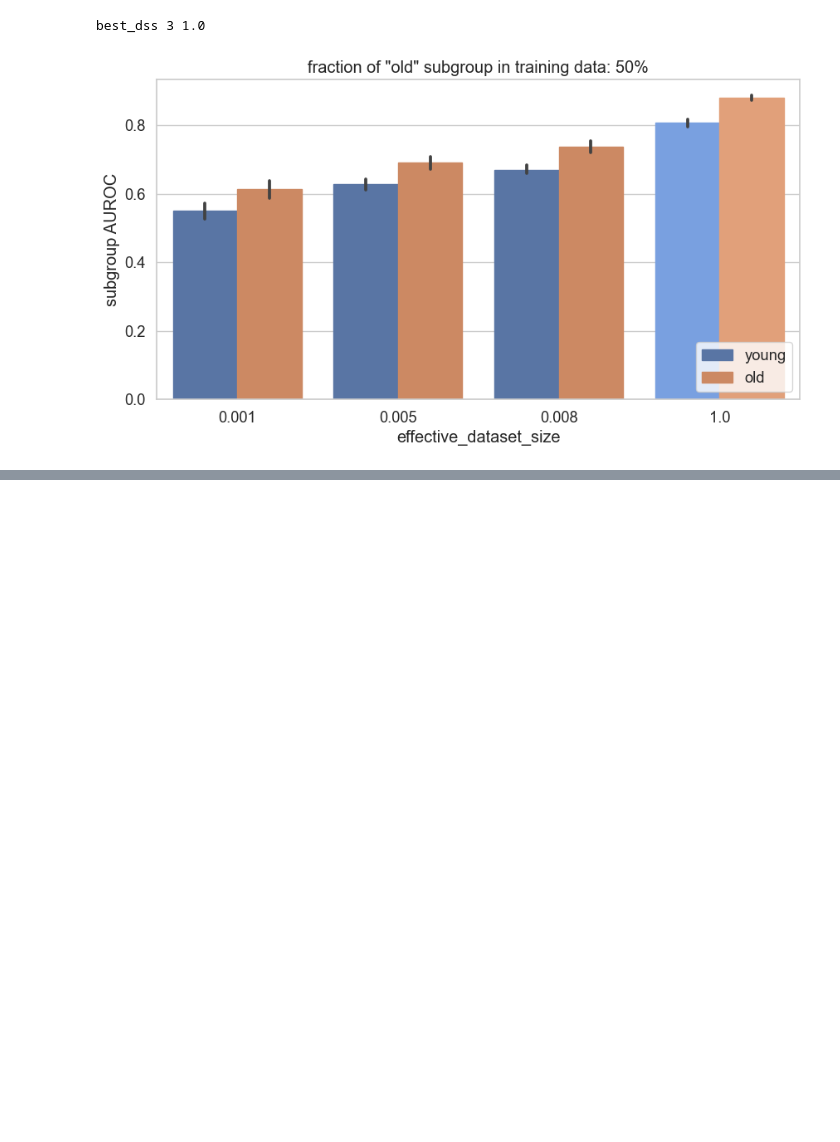
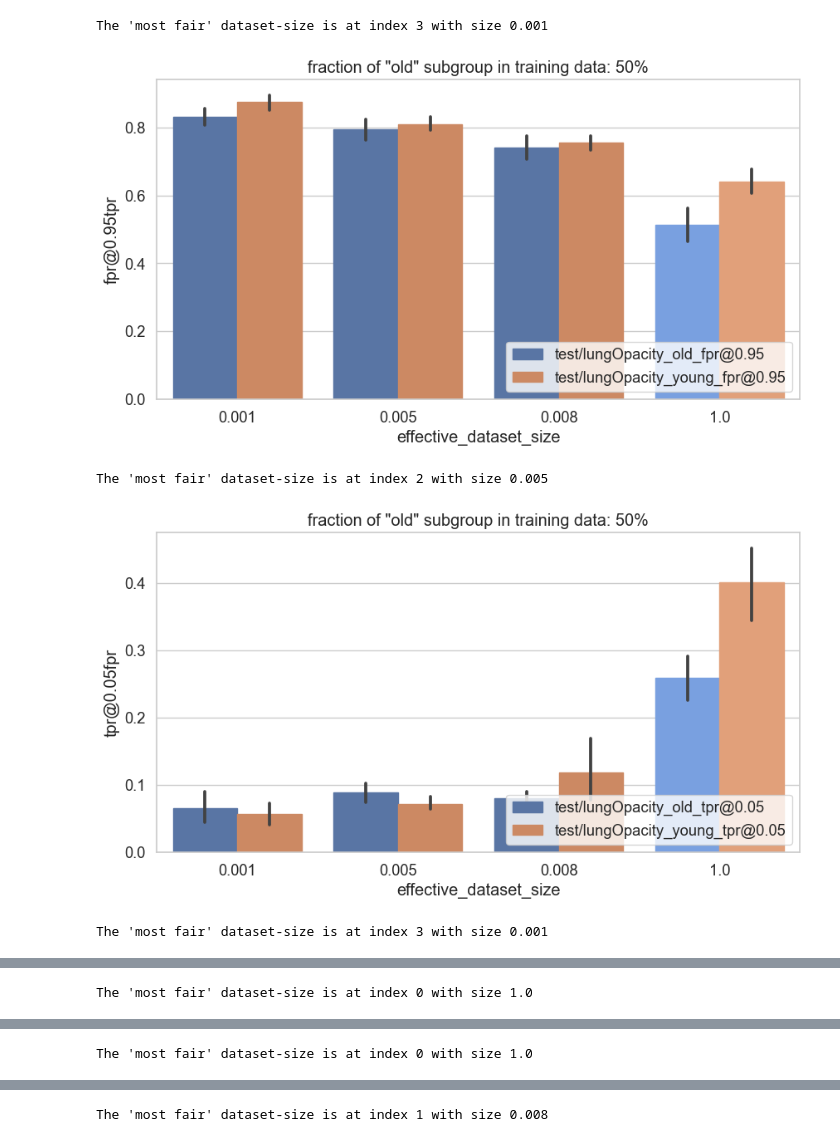
Before and after one commit to JohannesGetzner/fair-uad-with-dp, a Jupyter notebook: src/logs_persist/2023-09-30 11:29:59-FAE-rsna-age-bs32-dss-noDP/custom_plot.ipynb, the cells around one changed output, grey strips where cells are left out. Cells and saved outputs as stored; diff of their text form; code cells hidden in the pictures; blank space fills up the shorter version.

```diff
--- a/src/logs_persist/2023-09-30 11:29:59-FAE-rsna-age-bs32-dss-noDP/custom_plot.ipynb
+++ b/src/logs_persist/2023-09-30 11:29:59-FAE-rsna-age-bs32-dss-noDP/custom_plot.ipynb
@@ -63,3 +66,3 @@ df_1.head()
 # %%
-# concat df and df_1
 df = pd.concat([df,df_1])
+df = df.sort_values(by=['effective_dataset_size',"variable"], ascending=False)
@@ -70,3 +69,2 @@ fractions.sort()
 # %%
-# sort df by effective_dataset_size
-df = df.sort_values(by=['effective_dataset_size'])
+sizes = df.effective_dataset_size.unique()
@@ -75,32 +71,39 @@ sizes = df.effective_dataset_size.unique()
+# %%
+def generate_plot(sub,metric):
+    #sub.variable = sub.variable.str.replace(metric[1],groups[1])
+    #sub.variable = sub.variable.str.replace(metric[0],groups[0])
+    plt.figure(figsize=(10,5))
+    g = sns.barplot(data=sub, x="effective_dataset_size", y="value", hue="variable")
+    custom_colors = ["#5975A4"]*(len(sizes)-1) + ["#79a0e0"] + ["#CC8963"]*(len(sizes)-1) + ["#e1a07a"]
+    for i, bar in enumerate(g.patches):
+        bar.set_color(custom_colors[i])
+    plt.title(f'fraction of "old" subgroup in training data: {0.5*100:.0f}%')
+    plt.xlabel('effective_dataset_size')
+    plt.ylabel(metric[2])
+    plt.legend(loc="lower right")
+    plt.show()
 # %%
-plt.figure(figsize=(10,5))
-# over all weights get weight with minimum dist between young and old subgroup AUROC
-min_dist = np.inf
-best_dss = None
-best_dss_max = None
-best_dss_min = None
-for idx, w in enumerate(sizes):
-    sub_w = df[df.effective_dataset_size==w]
-    # compute dist between max and min of value column
-    dist = sub_w.value.max() - sub_w.value.min()
-    if dist < min_dist:
-        min_dist = dist
-        best_dss = idx
-        best_dss_max = sub_w.value.max()
-        best_dss_min = sub_w.value.min()
-print("best_dss", best_dss, sizes[best_dss])
-# sort sub by variable
-df = df.sort_values(by=['variable'], ascending=False)
-g = sns.barplot(data=df, x="effective_dataset_size", y="value", hue="variable")
-custom_colors = ["#5975A4"]*3 + ["#79a0e0"] + ["#CC8963"]*3 + ["#e1a07a"]
-for i, bar in enumerate(g.patches):
-    bar.set_color(custom_colors[i])
-plt.title(f'fraction of "old" subgroup in training data: {0.5*100:.0f}%')
-# set axis labels
-plt.xlabel('effective_dataset_size')
-plt.ylabel('subgroup AUROC')
-plt.legend(loc="lower right")
-plt.show()
+for metric in metrics:
+    min_dist = np.inf
+    best_dss = None
+    best_dss_max = None
+    best_dss_min = None
+    sub = df.loc[df['variable'].isin(metric[0:2])]
+    for idx, w in enumerate(sizes):
+        sub_w = sub[sub.effective_dataset_size==w]
+        dist = sub_w.value.max() - sub_w.value.min()
+        if dist < min_dist:
+            min_dist = dist
+            best_dss = idx
+            best_dss_max = sub_w.value.max()
+            best_dss_min = sub_w.value.min()
+    print("The 'most fair' dataset-size is at index", best_dss, "with size", sizes[best_dss])
+    # sort sub by variable
+    sub = sub.sort_values(by=['variable'], ascending=True)
+    generate_plot(sub, metric)
 # %% [output]
-best_dss 3 1.0
+The 'most fair' dataset-size is at index 3 with size 0.001
-[figure, old version]
+[figure, new version]
+The 'most fair' dataset-size is at index 2 with size 0.005
+[figure, added]
+The 'most fair' dataset-size is at index 3 with size 0.001
@@ -106,0 +111 @@ best_dss 3 1.0
+The 'most fair' dataset-size is at index 0 with size 1.0
@@ -106,0 +113 @@ best_dss 3 1.0
+The 'most fair' dataset-size is at index 0 with size 1.0
@@ -106,0 +115 @@ best_dss 3 1.0
+The 'most fair' dataset-size is at index 1 with size 0.008
```
Also changed, not shown: parts of 12 cells of this notebook, 10 other files.
